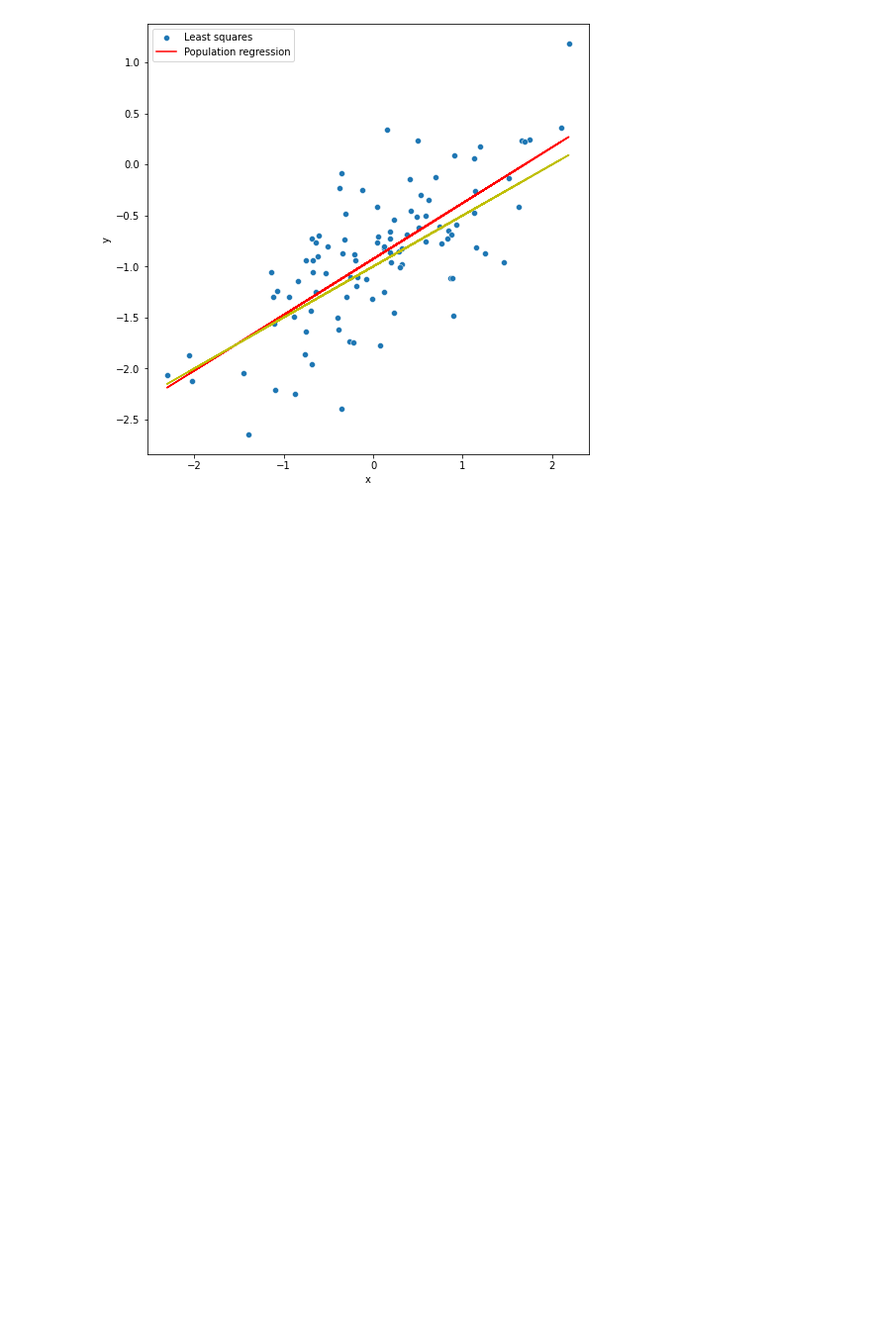
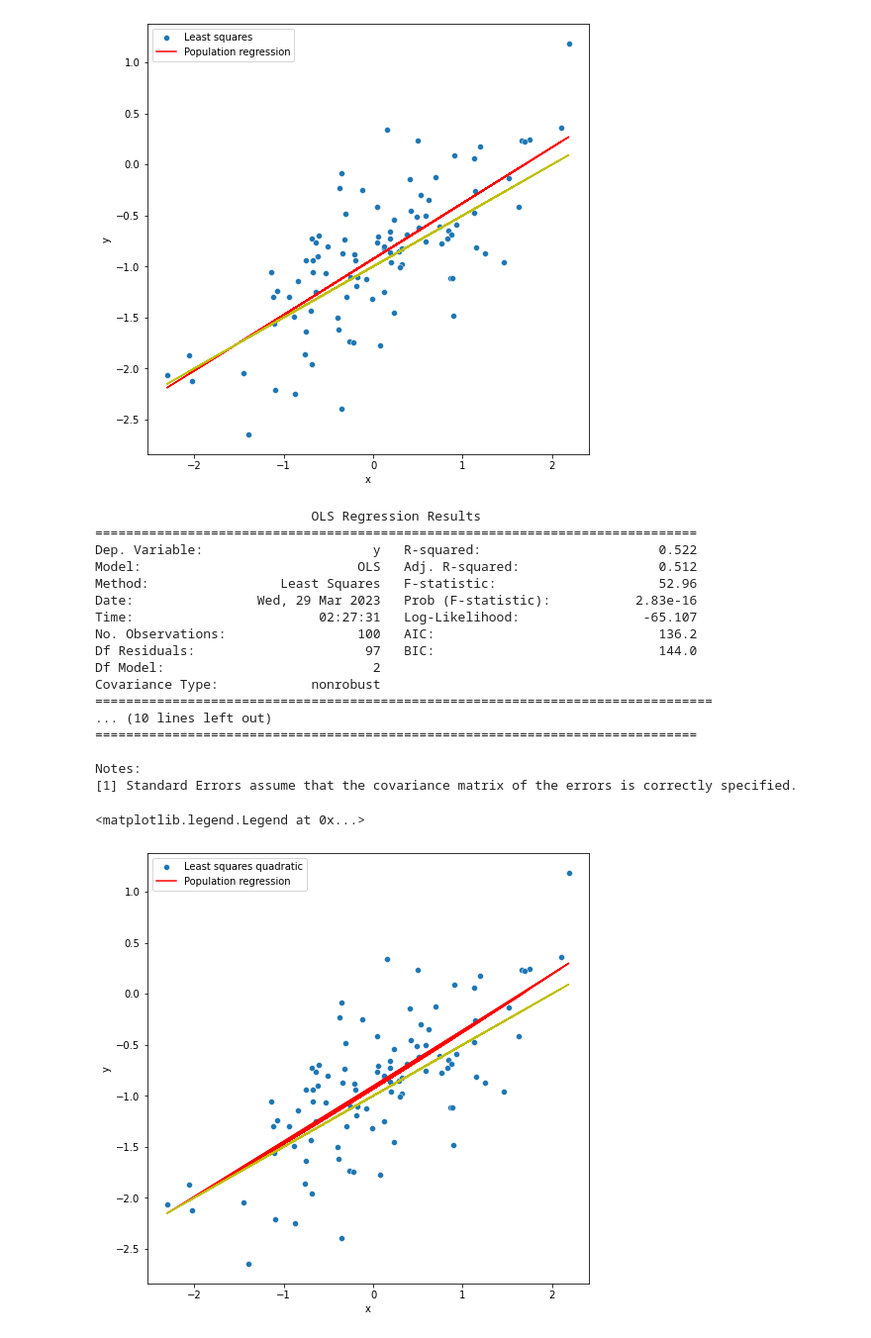
Before and after one commit to bysxx/data_mining, a Jupyter notebook: linear_regression_0329.ipynb, the cells around one changed output. Shown at 99% size. Drawn from its saved outputs; the diff is of its cells as text; code cells hidden in the pictures; blank space fills up the shorter version.

```diff
--- a/linear_regression_0329.ipynb
+++ b/linear_regression_0329.ipynb
@@ -273,3 +273,41 @@ ax.plot(x, -1+(0.5*x), color='y')
 ax.legend(['Least squares', 'Population regression']);
 # %% [output]
 [figure]
+# %%
+# g
+f = 'y ~ x + np.square(x)'
+model = smf.ols(formula=f, data=pd.DataFrame({'x':x, 'y':y})).fit()
+print(model.summary())
+
+# predict
+y_pred = model.predict()
+y_act  = -1+(0.5*x)
+
+# plot
+plt.figure(figsize=(8,8))
+ax = sns.scatterplot(x=x, y=y)
+plt.xlabel('x')
+plt.ylabel('y')
+ax.plot(x, model.predict(), color='r')
+ax.plot(x, -1+(0.5*x), color='y')
+ax.legend(['Least squares quadratic', 'Population regression'])
+# %% [output]
+                            OLS Regression Results
+==============================================================================
+Dep. Variable:                      y   R-squared:                       0.522
+Model:                            OLS   Adj. R-squared:                  0.512
+Method:                 Least Squares   F-statistic:                     52.96
+Date:                Wed, 29 Mar 2023   Prob (F-statistic):           2.83e-16
+Time:                        02:27:31   Log-Likelihood:                -65.107
+No. Observations:                 100   AIC:                             136.2
+Df Residuals:                      97   BIC:                             144.0
+Df Model:                           2
+Covariance Type:            nonrobust
+================================================================================
+... (10 lines left out)
+==============================================================================
+
+Notes:
+[1] Standard Errors assume that the covariance matrix of the errors is correctly specified.
+<matplotlib.legend.Legend at 0x...>
+[figure, added]
```
Also changed, not shown: parts of 6 cells of this notebook.
